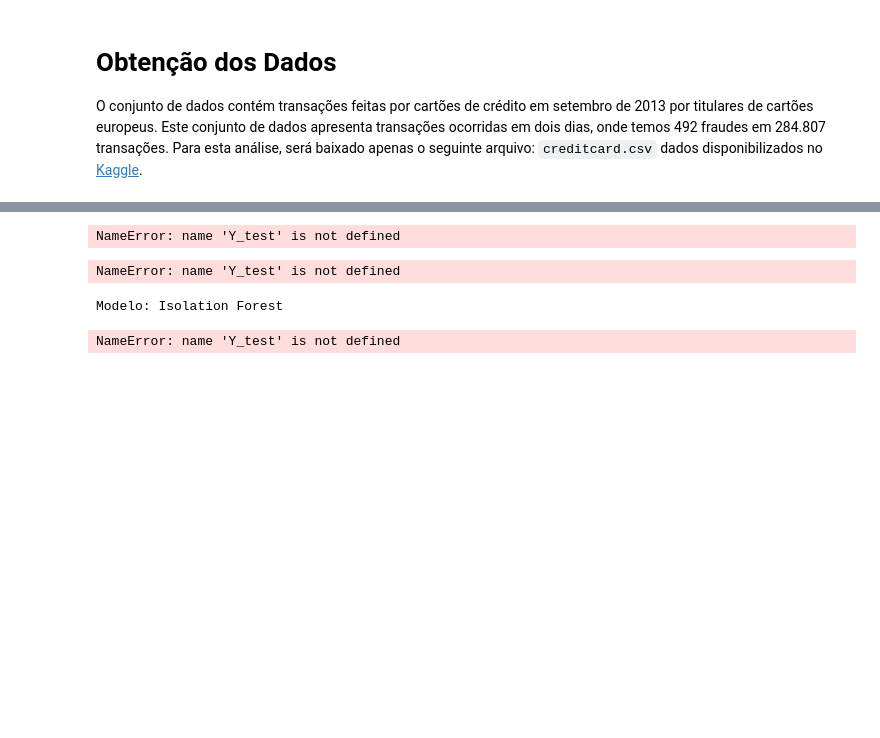
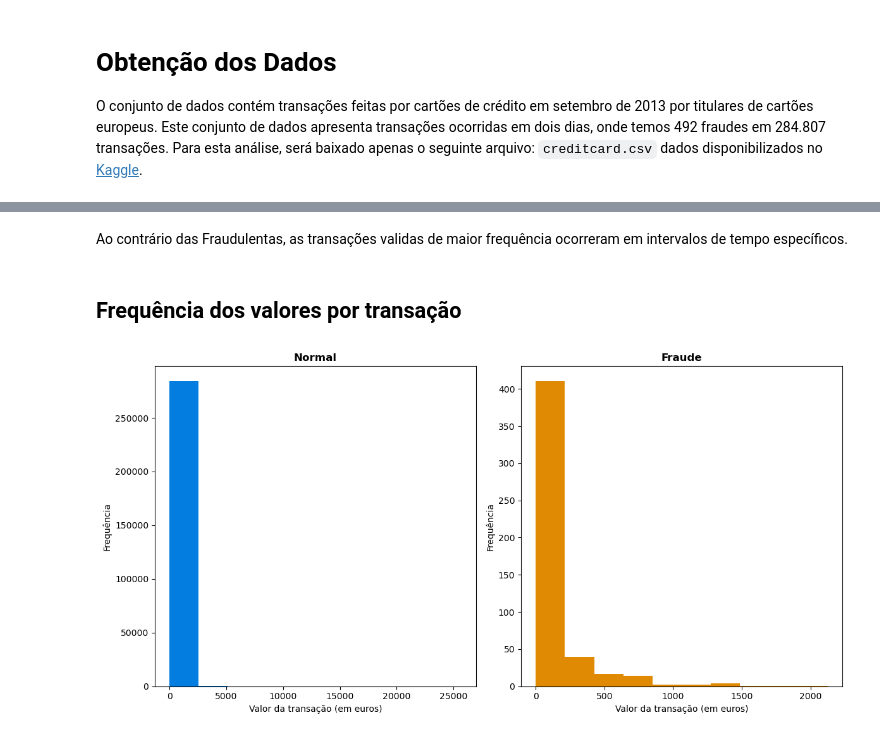
Before and after one commit to Marcelo-Maia-Dev/deteccao-fraudes-cartao, a Jupyter notebook: fraude-cartao.ipynb, the cells around one changed output, grey strips where cells are left out. Saved outputs shown, nothing was run; the diff lists cells and outputs as text; code cells hidden in the pictures; blank space fills up the shorter version.

```diff
--- a/fraude-cartao.ipynb
+++ b/fraude-cartao.ipynb
@@ -285,51 +167,21 @@ n_errors = (y_pred != Y_test).sum()
+# %% [markdown]
+Ao contrário das Fraudulentas, as transações validas de maior frequência ocorreram em intervalos de tempo específicos.
+# %% [markdown]
+## Frequência dos valores por transação
 # %%
-#Apresenta graficamente a matriz de confusão
+# histograma da frequência dos valores por transação
+fig, (ax1, ax2) = plt.subplots(1, 2, figsize=(12, 6))
 
-LABELS = ['Verdadeira', 'Fraude']
-conf_matrix = confusion_matrix(Y_test, y_pred)
-plt.figure(figsize=(10, 10))
-sns.heatmap(conf_matrix, xticklabels=LABELS,
-yticklabels=LABELS, annot=True, fmt='d');
-plt.title('Matriz de confusão')
-plt.ylabel('Classe verdadeira')
-plt.xlabel('Classe predita')
+ax1.hist(df.Amount[df.Class == 0], bins=10, color='#047DE1');
+ax1.set_xlabel('Valor da transação (em euros)')
+ax1.set_ylabel('Frequência')
+ax1.set_title('Normal', fontweight='bold')
 
-plt.show()
+ax2.hist(df.Amount[df.Class == 1], bins=10, color='#E08A04');
+ax2.set_xlabel('Valor da transação (em euros)')
+ax2.set_ylabel('Frequência')
+ax2.set_title('Fraude', fontweight='bold')
+
+fig.tight_layout()
 # %% [output]
-NameError: name 'Y_test' is not defined
+[figure, added]
-# %%
-#Apresenta graficamente a matriz de confusão
-
-LABELS = ['Verdadeira', 'Fraude']
-conf_matrix = confusion_matrix(Y_test, y_pred)
-plt.figure(figsize=(10, 10))
-sns.heatmap(conf_matrix, xticklabels=LABELS,
-yticklabels=LABELS, annot=True, fmt='d');
-plt.title('Matriz de confusão')
-plt.ylabel('Classe verdadeira')
-plt.xlabel('Classe predita')
-
-plt.show()
-# %% [output]
-NameError: name 'Y_test' is not defined
-# %%
-from sklearn.metrics import accuracy_score
-from sklearn.metrics import precision_score
-from sklearn.metrics import f1_score
-from sklearn.metrics import recall_score
-
-########################################################
-
-n_outliers = len(fraude)
-print('Modelo:{}'.format(' Isolation Forest'))
-acc= accuracy_score(Y_test,y_pred)
-print('Acuracia: {}'.format(acc))
-prec= precision_score(Y_test,y_pred)
-print('Precisão: {}'.format(prec))
-rec= recall_score(Y_test,y_pred)
-print('Recall {}'.format(rec))
-f1= f1_score(Y_test,y_pred)
-print('F1: {}'.format(f1))
-# %% [output]
-Modelo: Isolation Forest
-NameError: name 'Y_test' is not defined
```
Also changed, not shown: parts of 41 cells of this notebook.
